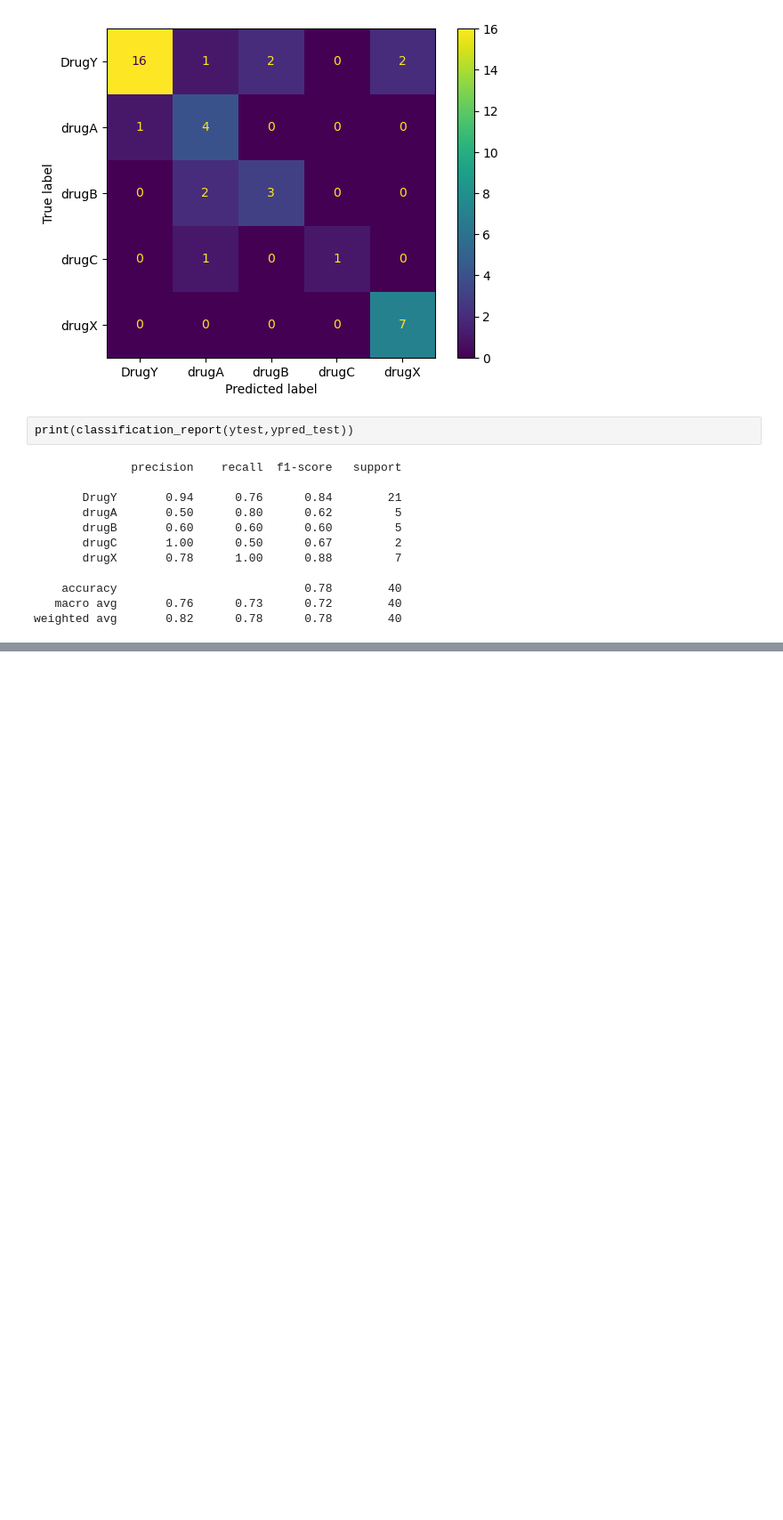
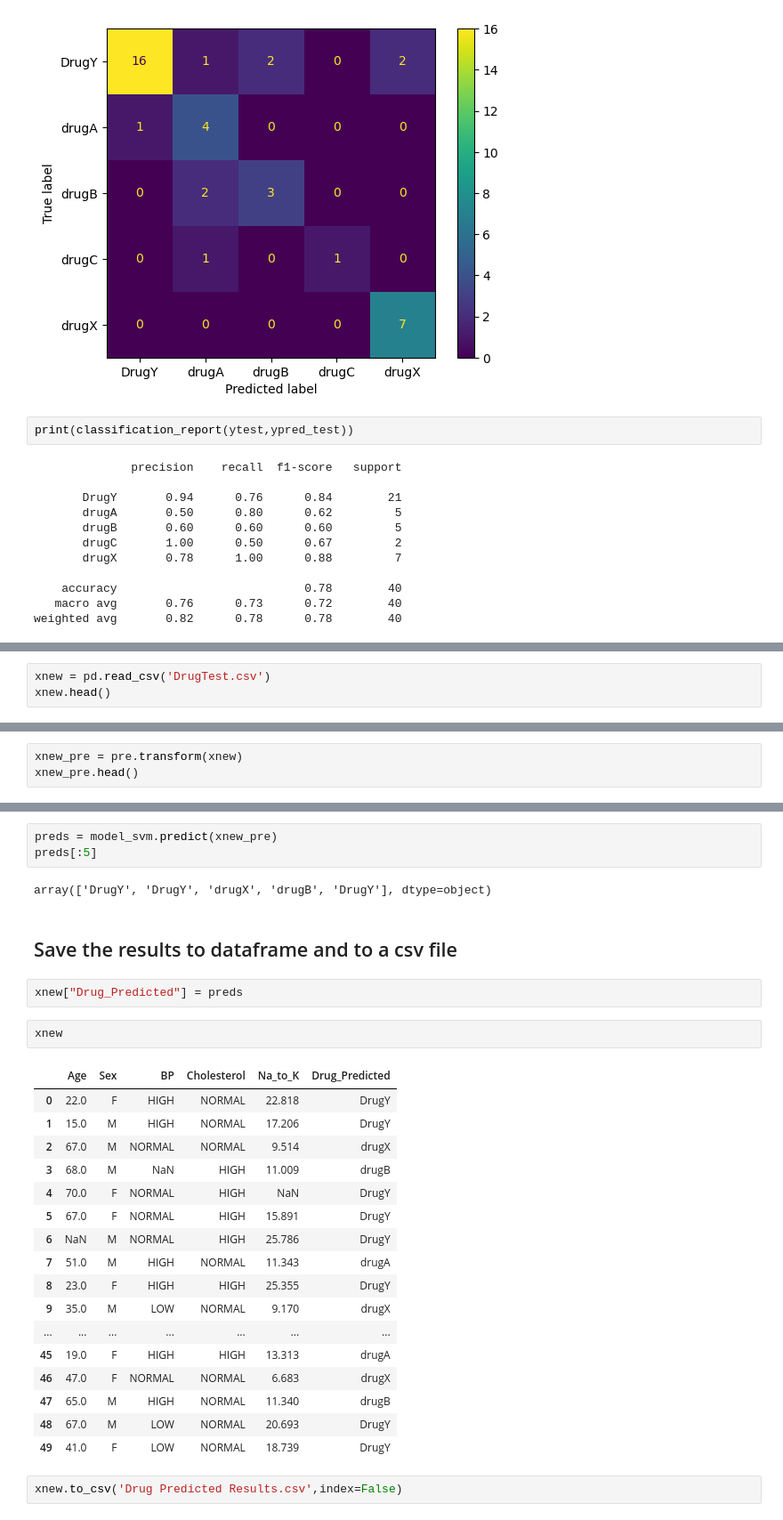
Before and after one commit to Sindhura-tr/Machine-Learning-satsun-5-7, a Jupyter notebook: KNN and SVM/KNN.ipynb, the cells around one changed output, grey strips where cells are left out. Shown at 89% size. Drawn from its saved outputs; the diff is of its cells as text; blank space fills up the shorter version.

```diff
--- a/KNN and SVM/KNN.ipynb
+++ b/KNN and SVM/KNN.ipynb
@@ -284,0 +331,3 @@ weighted avg       0.82      0.78      0.78        40
+# %%
+xnew = pd.read_csv('DrugTest.csv')
+xnew.head()
@@ -284,0 +350,3 @@ weighted avg       0.82      0.78      0.78        40
+# %%
+xnew_pre = pre.transform(xnew)
+xnew_pre.head()
@@ -284,0 +360,31 @@ weighted avg       0.82      0.78      0.78        40
+# %%
+preds = model_svm.predict(xnew_pre)
+preds[:5]
+# %% [output]
+array(['DrugY', 'DrugY', 'drugX', 'drugB', 'DrugY'], dtype=object)
+# %% [markdown]
+## Save the results to dataframe and to a csv file
+# %%
+xnew["Drug_Predicted"] = preds
+# %%
+xnew
+# %% [output]
+|  | Age | Sex | BP | Cholesterol | Na_to_K | Drug_Predicted |
+| 0 | 22.0 | F | HIGH | NORMAL | 22.818 | DrugY |
+| 1 | 15.0 | M | HIGH | NORMAL | 17.206 | DrugY |
+| 2 | 67.0 | M | NORMAL | NORMAL | 9.514 | drugX |
+| 3 | 68.0 | M | NaN | HIGH | 11.009 | drugB |
+| 4 | 70.0 | F | NORMAL | HIGH | NaN | DrugY |
+| 5 | 67.0 | F | NORMAL | HIGH | 15.891 | DrugY |
+| 6 | NaN | M | NORMAL | HIGH | 25.786 | DrugY |
+| 7 | 51.0 | M | HIGH | NORMAL | 11.343 | drugA |
+| 8 | 23.0 | F | HIGH | HIGH | 25.355 | DrugY |
+| 9 | 35.0 | M | LOW | NORMAL | 9.170 | drugX |
+| ... | ... | ... | ... | ... | ... | ... |
+| 45 | 19.0 | F | HIGH | HIGH | 13.313 | drugA |
+| 46 | 47.0 | F | NORMAL | NORMAL | 6.683 | drugX |
+| 47 | 65.0 | M | HIGH | NORMAL | 11.340 | drugB |
+| 48 | 67.0 | M | LOW | NORMAL | 20.693 | DrugY |
+| 49 | 41.0 | F | LOW | NORMAL | 18.739 | DrugY |
+# %%
+xnew.to_csv('Drug Predicted Results.csv',index=False)
```
Also changed, not shown: parts of 22 cells of this notebook, 3 other files.
